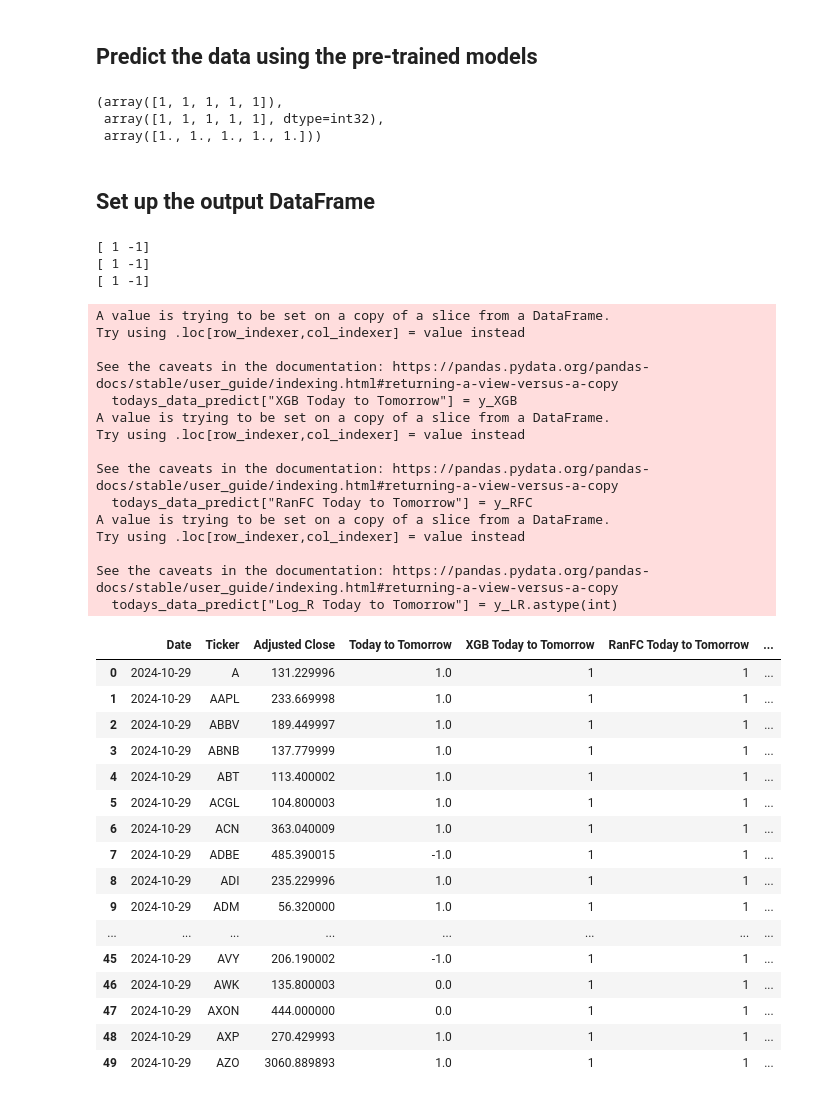
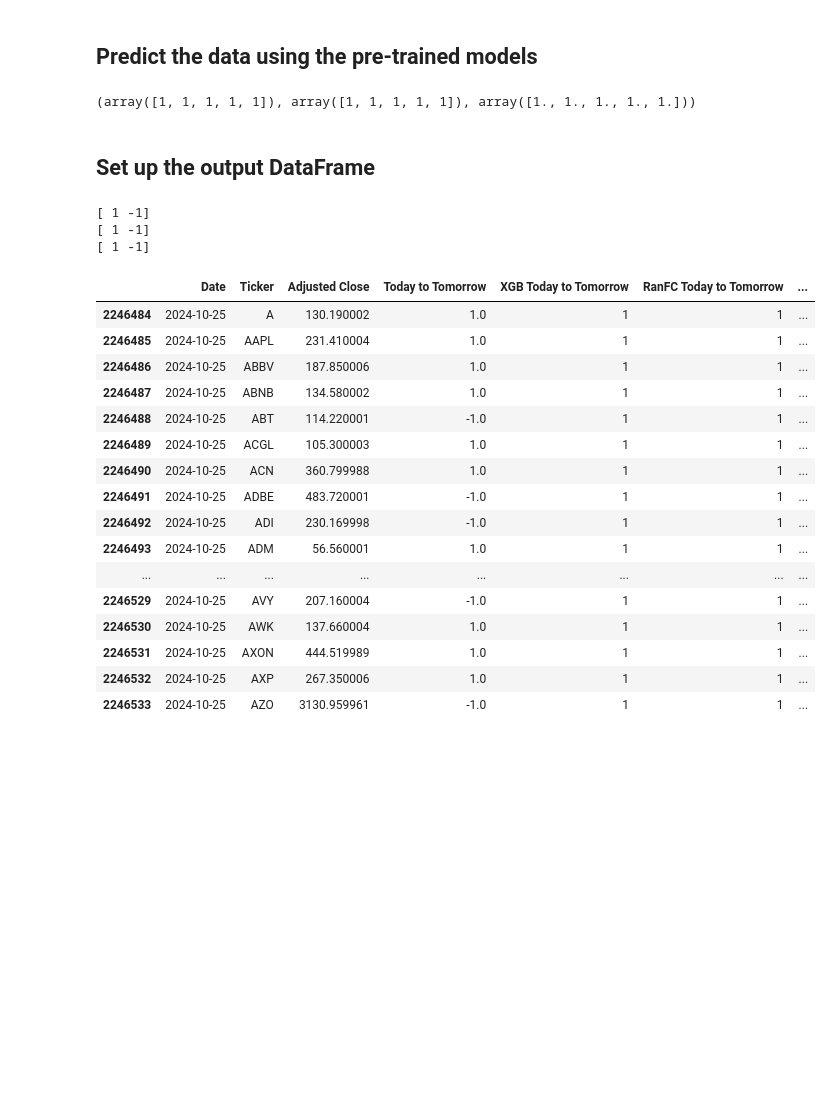
Before and after one commit to Corey-Holton/Group_project_2, a Jupyter notebook: main.ipynb, the cells around one changed output. Drawn from its saved outputs; the diff is of its cells as text; code cells hidden in the pictures; blank space fills up the shorter version.

```diff
--- a/main.ipynb
+++ b/main.ipynb
@@ -95,6 +95,24 @@ featured_df = featured_df.loc[~remove_dates_filter].copy()
 # %% [markdown]
 ## Split the data into training and testing data using a helper function
 - We split the data on the previous date because the current date may not be available.
+# %%
+def split_dataset_by_date(raw_data: pd.DataFrame, todays_date: str) -> tuple:
+    """
+    Split the dataset into historical data and today's data based on the given date.
+
+    Parameters:
+    raw_data (pd.DataFrame): The raw data containing a 'Date' column.
+    todays_date (str): The date to filter today's data.
+
+    Returns:
+    tuple: A tuple containing the historical data and today's data.
+    """
+    start_date = "2024-10-25"
+    end_date = "2024-10-25"
+
+    filter_data_by_date = (raw_data["Date"] >= start_date) & (raw_data["Date"] <= end_date)
+
+    return raw_data[~filter_data_by_date], raw_data[filter_data_by_date]
 # %%
 today      = datetime.now().date().strftime('%Y-%m-%d')
 yesterday  = (datetime.now().date() - timedelta(days=1)).strftime('%Y-%m-%d')
@@ -154,58 +172,41 @@ y_LR[y_LR == 0] = -1
 
 y_XGB[:5], y_RFC[:5], y_LR[:5]
 # %% [output]
-(array([1, 1, 1, 1, 1]),
- array([1, 1, 1, 1, 1], dtype=int32),
- array([1., 1., 1., 1., 1.]))
+(array([1, 1, 1, 1, 1]), array([1, 1, 1, 1, 1]), array([1., 1., 1., 1., 1.]))
 # %% [markdown]
 ## Set up the output DataFrame
 # %%
-todays_data_predict = current_data[["Date", "Ticker", "Adjusted Close", "Today to Tomorrow"]]
+todays_data_predict = current_data[["Date", "Ticker", "Adjusted Close", "Today to Tomorrow"]].copy()
 
 # Change to integer
 todays_data_predict["XGB Today to Tomorrow"] = y_XGB
 todays_data_predict["RanFC Today to Tomorrow"] = y_RFC
 todays_data_predict["Log_R Today to Tomorrow"] = y_LR.astype(int)
 
 # Print the unique values of the predictions
 print(todays_data_predict["XGB Today to Tomorrow"].unique())
 print(todays_data_predict["RanFC Today to Tomorrow"].unique())
 print(todays_data_predict["Log_R Today to Tomorrow"].unique())
 
 todays_data_predict.head(50)
 # %% [output]
 [ 1 -1]
 [ 1 -1]
 [ 1 -1]
-A value is trying to be set on a copy of a slice from a DataFrame.
-Try using .loc[row_indexer,col_indexer] = value instead
-
-See the caveats in the documentation: https://pandas.pydata.org/pandas-docs/stable/user_guide/indexing.html#returning-a-view-versus-a-copy
-  todays_data_predict["XGB Today to Tomorrow"] = y_XGB
-A value is trying to be set on a copy of a slice from a DataFrame.
-Try using .loc[row_indexer,col_indexer] = value instead
-
-See the caveats in the documentation: https://pandas.pydata.org/pandas-docs/stable/user_guide/indexing.html#returning-a-view-versus-a-copy
-  todays_data_predict["RanFC Today to Tomorrow"] = y_RFC
-A value is trying to be set on a copy of a slice from a DataFrame.
-Try using .loc[row_indexer,col_indexer] = value instead
-
-See the caveats in the documentation: https://pandas.pydata.org/pandas-docs/stable/user_guide/indexing.html#returning-a-view-versus-a-copy
-  todays_data_predict["Log_R Today to Tomorrow"] = y_LR.astype(int)
 |  | Date | Ticker | Adjusted Close | Today to Tomorrow | XGB Today to Tomorrow | RanFC Today to Tomorrow | ... |
-| 0 | 2024-10-29 | A | 131.229996 | 1.0 | 1 | 1 | ... |
-| 1 | 2024-10-29 | AAPL | 233.669998 | 1.0 | 1 | 1 | ... |
-| 2 | 2024-10-29 | ABBV | 189.449997 | 1.0 | 1 | 1 | ... |
-| 3 | 2024-10-29 | ABNB | 137.779999 | 1.0 | 1 | 1 | ... |
-| 4 | 2024-10-29 | ABT | 113.400002 | 1.0 | 1 | 1 | ... |
-| 5 | 2024-10-29 | ACGL | 104.800003 | 1.0 | 1 | 1 | ... |
-| 6 | 2024-10-29 | ACN | 363.040009 | 1.0 | 1 | 1 | ... |
-| 7 | 2024-10-29 | ADBE | 485.390015 | -1.0 | 1 | 1 | ... |
-| 8 | 2024-10-29 | ADI | 235.229996 | 1.0 | 1 | 1 | ... |
-| 9 | 2024-10-29 | ADM | 56.320000 | 1.0 | 1 | 1 | ... |
+| 2246484 | 2024-10-25 | A | 130.190002 | 1.0 | 1 | 1 | ... |
+| 2246485 | 2024-10-25 | AAPL | 231.410004 | 1.0 | 1 | 1 | ... |
+| 2246486 | 2024-10-25 | ABBV | 187.850006 | 1.0 | 1 | 1 | ... |
+| 2246487 | 2024-10-25 | ABNB | 134.580002 | 1.0 | 1 | 1 | ... |
+| 2246488 | 2024-10-25 | ABT | 114.220001 | -1.0 | 1 | 1 | ... |
+| 2246489 | 2024-10-25 | ACGL | 105.300003 | 1.0 | 1 | 1 | ... |
+| 2246490 | 2024-10-25 | ACN | 360.799988 | 1.0 | 1 | 1 | ... |
+| 2246491 | 2024-10-25 | ADBE | 483.720001 | -1.0 | 1 | 1 | ... |
+| 2246492 | 2024-10-25 | ADI | 230.169998 | -1.0 | 1 | 1 | ... |
+| 2246493 | 2024-10-25 | ADM | 56.560001 | 1.0 | 1 | 1 | ... |
 | ... | ... | ... | ... | ... | ... | ... | ... |
-| 45 | 2024-10-29 | AVY | 206.190002 | -1.0 | 1 | 1 | ... |
-| 46 | 2024-10-29 | AWK | 135.800003 | 0.0 | 1 | 1 | ... |
-| 47 | 2024-10-29 | AXON | 444.000000 | 0.0 | 1 | 1 | ... |
-| 48 | 2024-10-29 | AXP | 270.429993 | 1.0 | 1 | 1 | ... |
-| 49 | 2024-10-29 | AZO | 3060.889893 | 1.0 | 1 | 1 | ... |
+| 2246529 | 2024-10-25 | AVY | 207.160004 | -1.0 | 1 | 1 | ... |
+| 2246530 | 2024-10-25 | AWK | 137.660004 | 1.0 | 1 | 1 | ... |
+| 2246531 | 2024-10-25 | AXON | 444.519989 | 1.0 | 1 | 1 | ... |
+| 2246532 | 2024-10-25 | AXP | 267.350006 | 1.0 | 1 | 1 | ... |
+| 2246533 | 2024-10-25 | AZO | 3130.959961 | -1.0 | 1 | 1 | ... |
```
Also changed, not shown: parts of 1 cell of this notebook, 3 other files.
